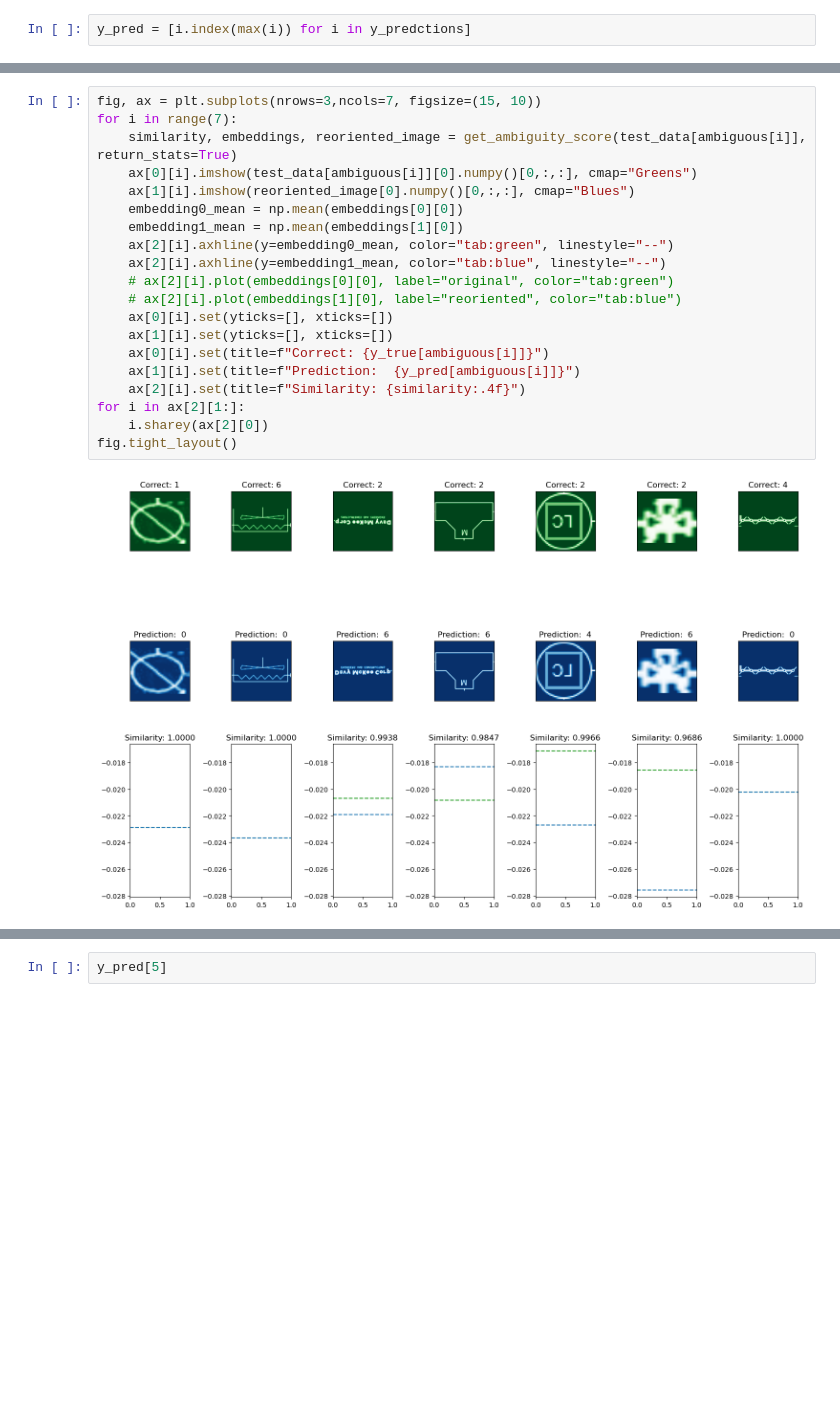
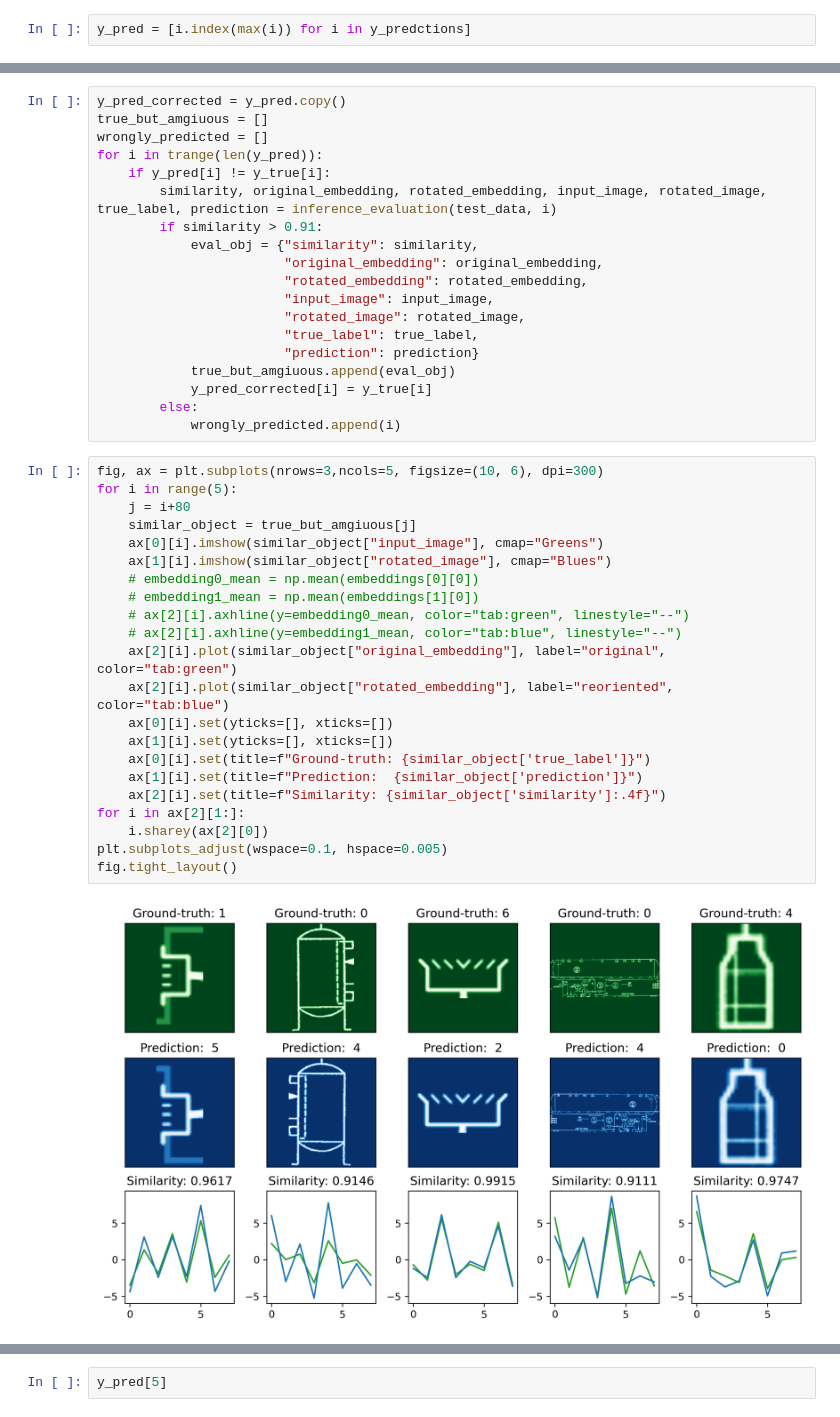
Before and after one commit to LinusHats/InstanceRotation, a Jupyter notebook: evaluation.ipynb, the cells around one changed output, grey strips where cells are left out. Drawn from its saved outputs; the diff is of its cells as text; blank space fills up the shorter version.

Commit message:
implemented a evaluation method. Working

```diff
--- a/evaluation.ipynb
+++ b/evaluation.ipynb
@@ -133,23 +194,44 @@ for i, _ in tqdm(enumerate(y_pred), total=len(y_pred)):
+# %%
+y_pred_corrected = y_pred.copy()
+true_but_amgiuous = []
+wrongly_predicted = []
+for i in trange(len(y_pred)):
+    if y_pred[i] != y_true[i]:
+        similarity, original_embedding, rotated_embedding, input_image, rotated_image, true_label, prediction = inference_evaluation(test_data, i)
+        if similarity > 0.91:
+            eval_obj = {"similarity": similarity,
+                        "original_embedding": original_embedding,
+                        "rotated_embedding": rotated_embedding,
+                        "input_image": input_image,
+                        "rotated_image": rotated_image,
+                        "true_label": true_label,
+                        "prediction": prediction}
+            true_but_amgiuous.append(eval_obj)
+            y_pred_corrected[i] = y_true[i]
+        else:
+            wrongly_predicted.append(i)
 # %%
-fig, ax = plt.subplots(nrows=3,ncols=7, figsize=(15, 10))
-for i in range(7):
-    similarity, embeddings, reoriented_image = get_ambiguity_score(test_data[ambiguous[i]], return_stats=True)
-    ax[0][i].imshow(test_data[ambiguous[i]][0].numpy()[0,:,:], cmap="Greens")
-    ax[1][i].imshow(reoriented_image[0].numpy()[0,:,:], cmap="Blues")
-    embedding0_mean = np.mean(embeddings[0][0])
-    embedding1_mean = np.mean(embeddings[1][0])
-    ax[2][i].axhline(y=embedding0_mean, color="tab:green", linestyle="--")
-    ax[2][i].axhline(y=embedding1_mean, color="tab:blue", linestyle="--")
-    # ax[2][i].plot(embeddings[0][0], label="original", color="tab:green")
-    # ax[2][i].plot(embeddings[1][0], label="reoriented", color="tab:blue")
+fig, ax = plt.subplots(nrows=3,ncols=5, figsize=(10, 6), dpi=300)
+for i in range(5):
+    j = i+80
+    similar_object = true_but_amgiuous[j]
+    ax[0][i].imshow(similar_object["input_image"], cmap="Greens")
+    ax[1][i].imshow(similar_object["rotated_image"], cmap="Blues")
+    # embedding0_mean = np.mean(embeddings[0][0])
+    # embedding1_mean = np.mean(embeddings[1][0])
+    # ax[2][i].axhline(y=embedding0_mean, color="tab:green", linestyle="--")
+    # ax[2][i].axhline(y=embedding1_mean, color="tab:blue", linestyle="--")
+    ax[2][i].plot(similar_object["original_embedding"], label="original", color="tab:green")
+    ax[2][i].plot(similar_object["rotated_embedding"], label="reoriented", color="tab:blue")
     ax[0][i].set(yticks=[], xticks=[])
     ax[1][i].set(yticks=[], xticks=[])
-    ax[0][i].set(title=f"Correct: {y_true[ambiguous[i]]}")
-    ax[1][i].set(title=f"Prediction:  {y_pred[ambiguous[i]]}")
-    ax[2][i].set(title=f"Similarity: {similarity:.4f}")
+    ax[0][i].set(title=f"Ground-truth: {similar_object['true_label']}")
+    ax[1][i].set(title=f"Prediction:  {similar_object['prediction']}")
+    ax[2][i].set(title=f"Similarity: {similar_object['similarity']:.4f}")
 for i in ax[2][1:]:
     i.sharey(ax[2][0])
+plt.subplots_adjust(wspace=0.1, hspace=0.005)
 fig.tight_layout()
 # %% [output]
-[figure, old version]
+[figure, new version]
 # %%
```
Also changed, not shown: parts of 11 cells of this notebook, 7 other files.
